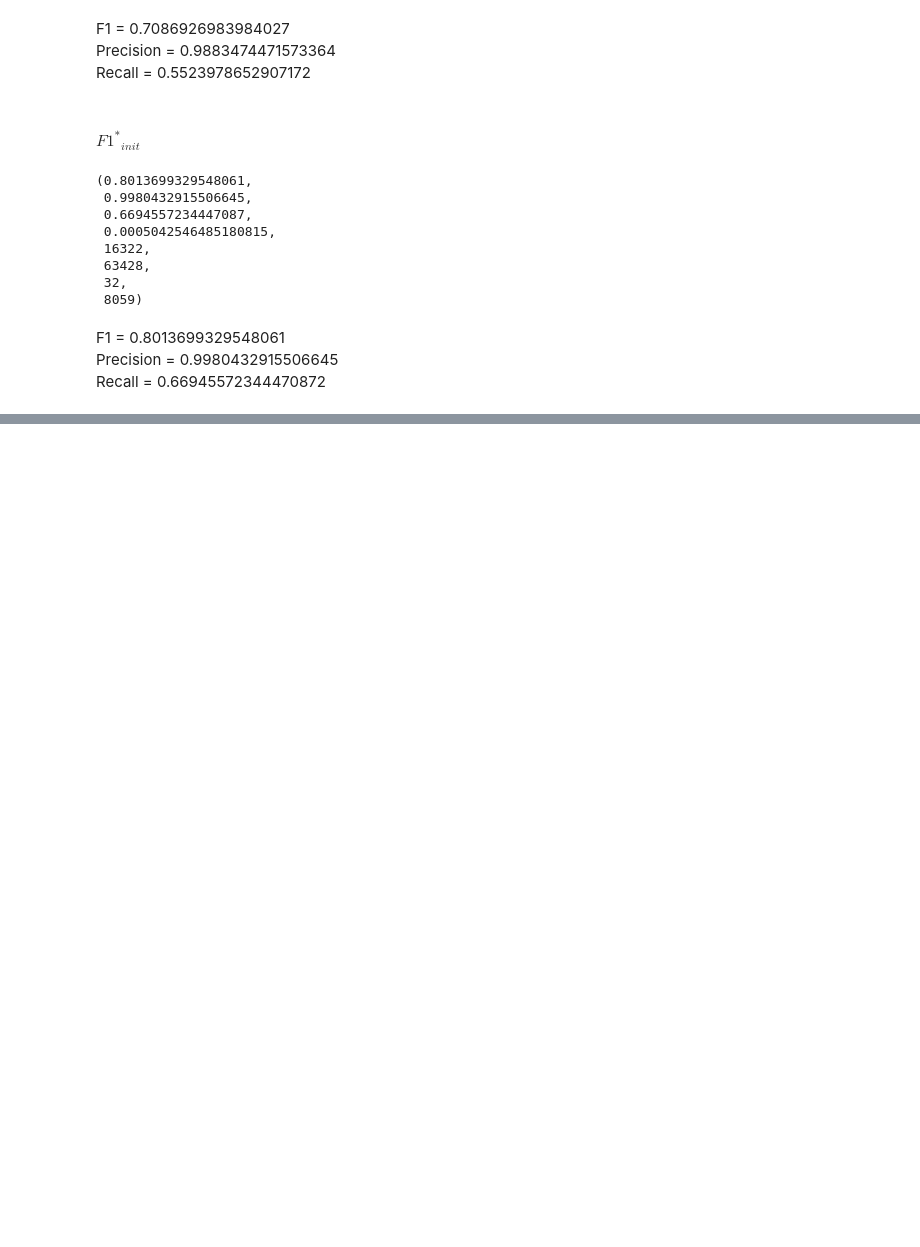
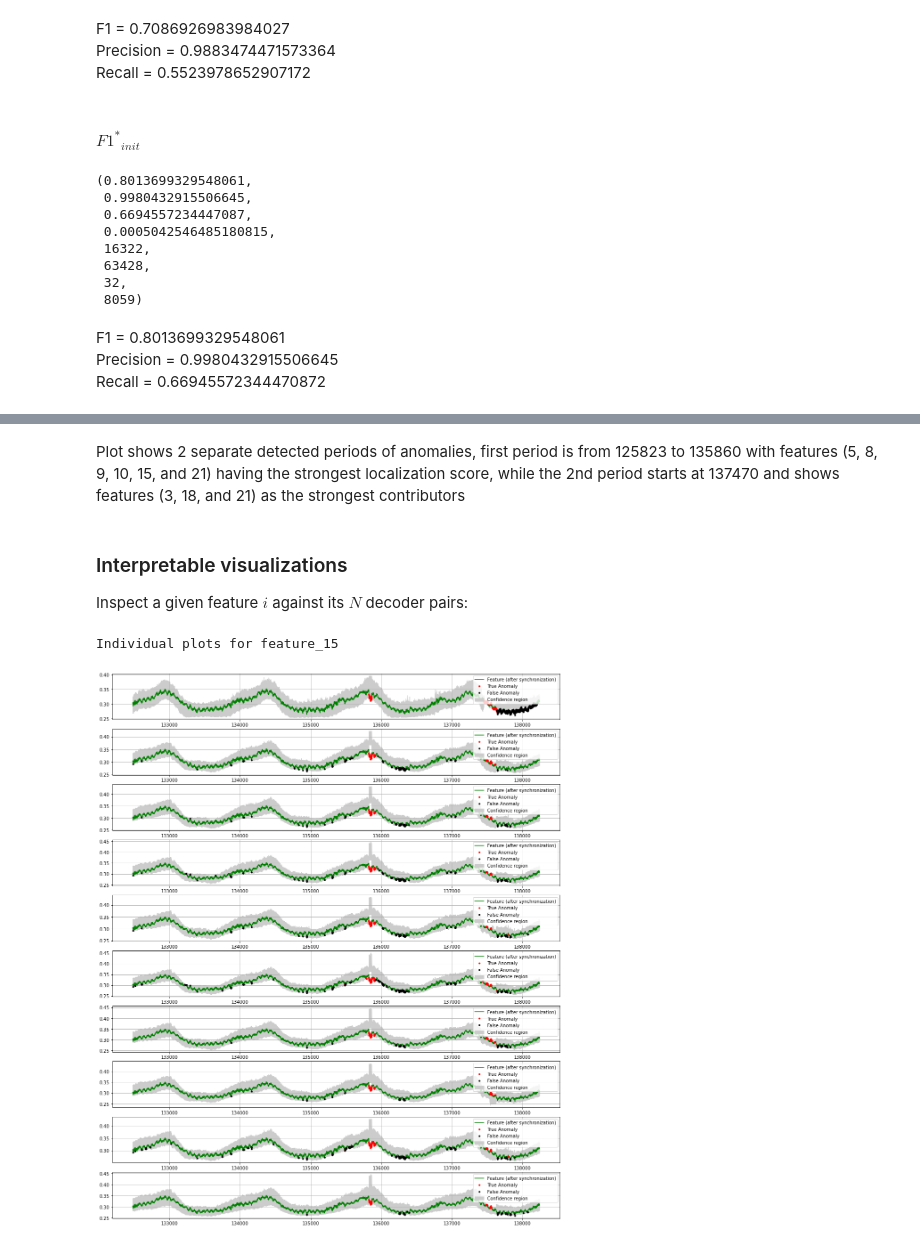
Before and after one commit to eBay/RANSynCoders, a Jupyter notebook: example.ipynb, the cells around one changed output, grey strips where cells are left out. Cells and saved outputs as stored; diff of their text form; code cells hidden in the pictures; blank space fills up the shorter version.

```diff
--- a/example.ipynb
+++ b/example.ipynb
@@ -247,0 +276,24 @@ Recall = 0.66945572344470872
+# %% [markdown]
+Plot shows 2 separate detected periods of anomalies, first period is from 125823 to 135860 with features (5, 8, 9, 10, 15, and 21) having the strongest localization score, while the 2nd period starts at 137470 and shows features (3, 18, and 21) as the strongest contributors
+# %% [markdown]
+### Interpretable visualizations
+Inspect a given feature $i$ against its $N$ decoder pairs:
+# %%
+i = 15
+tw = 5760  # period to plot (5760 minutes = 4 days)
+plt.figure(figsize=(18,22.5))
+print(f'Individual plots for feature_{i}')
+for n in range(N):
+    sample_i = pd.Series(synched_tiles[:,n,i], index=x_test.index.astype(int))[:tw]
+    upper_i =  pd.Series(upper[:,n,i], index=x_test.index.astype(int))[:tw]
+    lower_i =  pd.Series(lower[:,n,i], index=x_test.index.astype(int))[:tw]
+    plt.subplot(N,1,n+1)
+    plt.plot(sample_i, 'g', label='Feature (after synchronization)')
+    plt.plot(sample_i.loc[(result[:tw,n,i] ==1) & ((y_test.values[:tw] == 1).reshape(-1))], 'r.', label='True Anomaly')
+    plt.plot(sample_i.loc[(result[:tw,n,i] ==1) & ((y_test.values[:tw] == 0).reshape(-1))], 'k.', label='False Anomaly')
+    plt.fill_between(sample_i.index, lower_i, upper_i, color='0.8', label='Confidence region')
+    plt.legend()
+    plt.grid()
+# %% [output]
+Individual plots for feature_15
+[figure, added]
```
Also changed, not shown: parts of 6 cells of this notebook.
